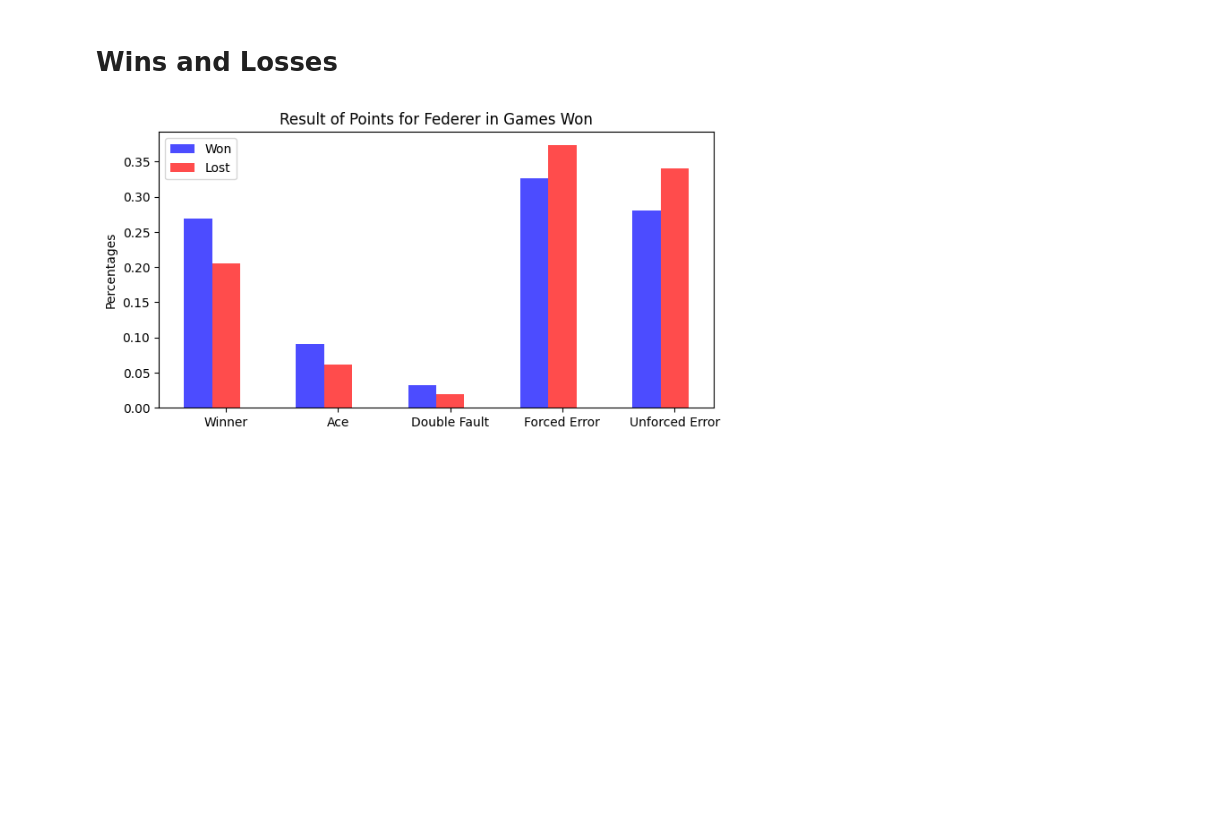
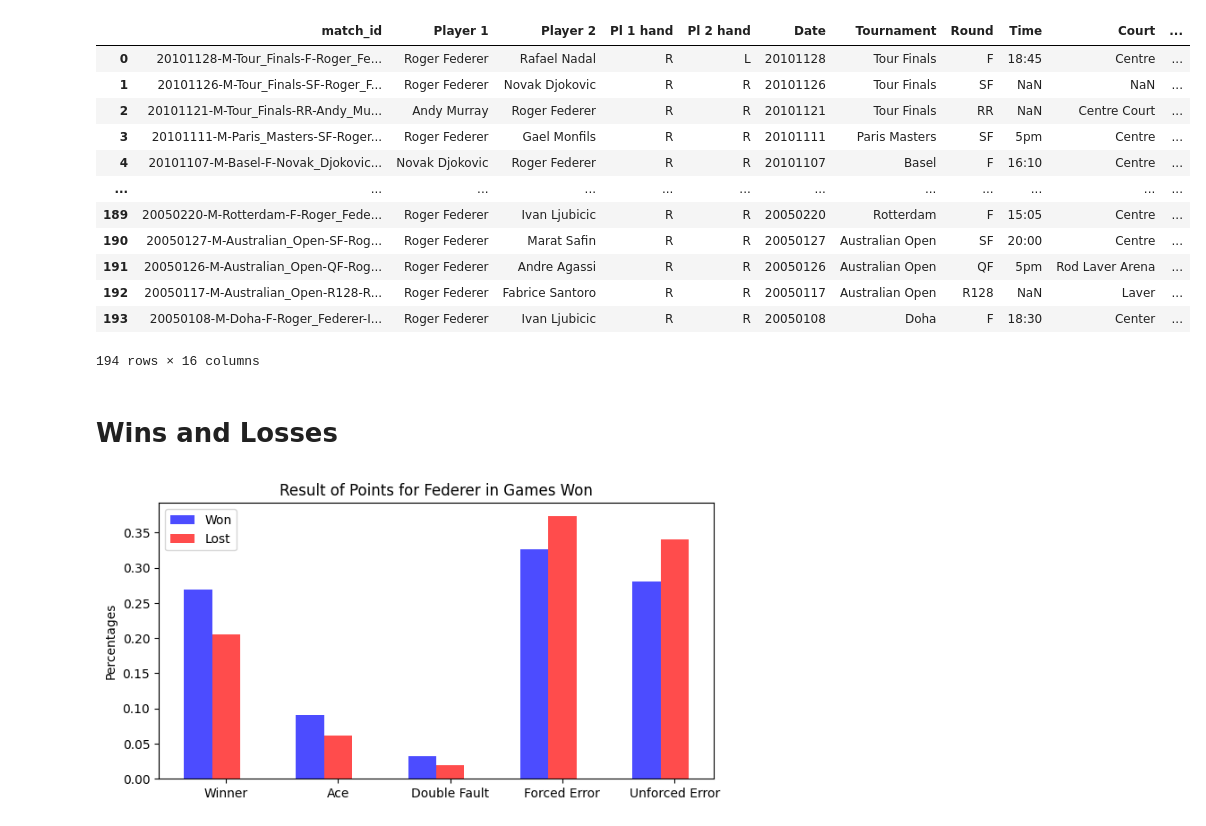
Before and after one commit to PedC18/POC1, a Jupyter notebook: Project.ipynb, the cells around one changed output. Saved outputs shown, nothing was run; the diff lists cells and outputs as text; code cells hidden in the pictures; blank space fills up the shorter version.

```diff
--- a/Project.ipynb
+++ b/Project.ipynb
@@ -54,6 +17,22 @@ warnings.filterwarnings('ignore')
 matches = pd.read_csv('BaseData/charting-m-matches.csv', encoding='unicode_escape',quoting=csv.QUOTE_NONE)
 points = pd.read_csv('ProjData/Points.csv',encoding='unicode_escape',quoting=csv.QUOTE_NONE)
 FedererGames = pd.read_csv('Federer_data/FedererStart.csv')
+# %%
+FedererGames
+# %% [output]
+|  | match_id | Player 1 | Player 2 | Pl 1 hand | Pl 2 hand | Date | Tournament | Round | Time | Court | ... |
+| 0 | 20101128-M-Tour_Finals-F-Roger_Fe... | Roger Federer | Rafael Nadal | R | L | 20101128 | Tour Finals | F | 18:45 | Centre | ... |
+| 1 | 20101126-M-Tour_Finals-SF-Roger_F... | Roger Federer | Novak Djokovic | R | R | 20101126 | Tour Finals | SF | NaN | NaN | ... |
+| 2 | 20101121-M-Tour_Finals-RR-Andy_Mu... | Andy Murray | Roger Federer | R | R | 20101121 | Tour Finals | RR | NaN | Centre Court | ... |
+| 3 | 20101111-M-Paris_Masters-SF-Roger... | Roger Federer | Gael Monfils | R | R | 20101111 | Paris Masters | SF | 5pm | Centre | ... |
+| 4 | 20101107-M-Basel-F-Novak_Djokovic... | Novak Djokovic | Roger Federer | R | R | 20101107 | Basel | F | 16:10 | Centre | ... |
+| ... | ... | ... | ... | ... | ... | ... | ... | ... | ... | ... | ... |
+| 189 | 20050220-M-Rotterdam-F-Roger_Fede... | Roger Federer | Ivan Ljubicic | R | R | 20050220 | Rotterdam | F | 15:05 | Centre | ... |
+| 190 | 20050127-M-Australian_Open-SF-Rog... | Roger Federer | Marat Safin | R | R | 20050127 | Australian Open | SF | 20:00 | Centre | ... |
+| 191 | 20050126-M-Australian_Open-QF-Rog... | Roger Federer | Andre Agassi | R | R | 20050126 | Australian Open | QF | 5pm | Rod Laver Arena | ... |
+| 192 | 20050117-M-Australian_Open-R128-R... | Roger Federer | Fabrice Santoro | R | R | 20050117 | Australian Open | R128 | NaN | Laver | ... |
+| 193 | 20050108-M-Doha-F-Roger_Federer-I... | Roger Federer | Ivan Ljubicic | R | R | 20050108 | Doha | F | 18:30 | Center | ... |
+194 rows × 16 columns
 # %%
 a = ['S','R']
 FedererPoints = pd.read_csv('Federer_data/PointsFedererStart.csv')
```
Also changed, not shown: parts of 16 cells of this notebook, 5 other files.
